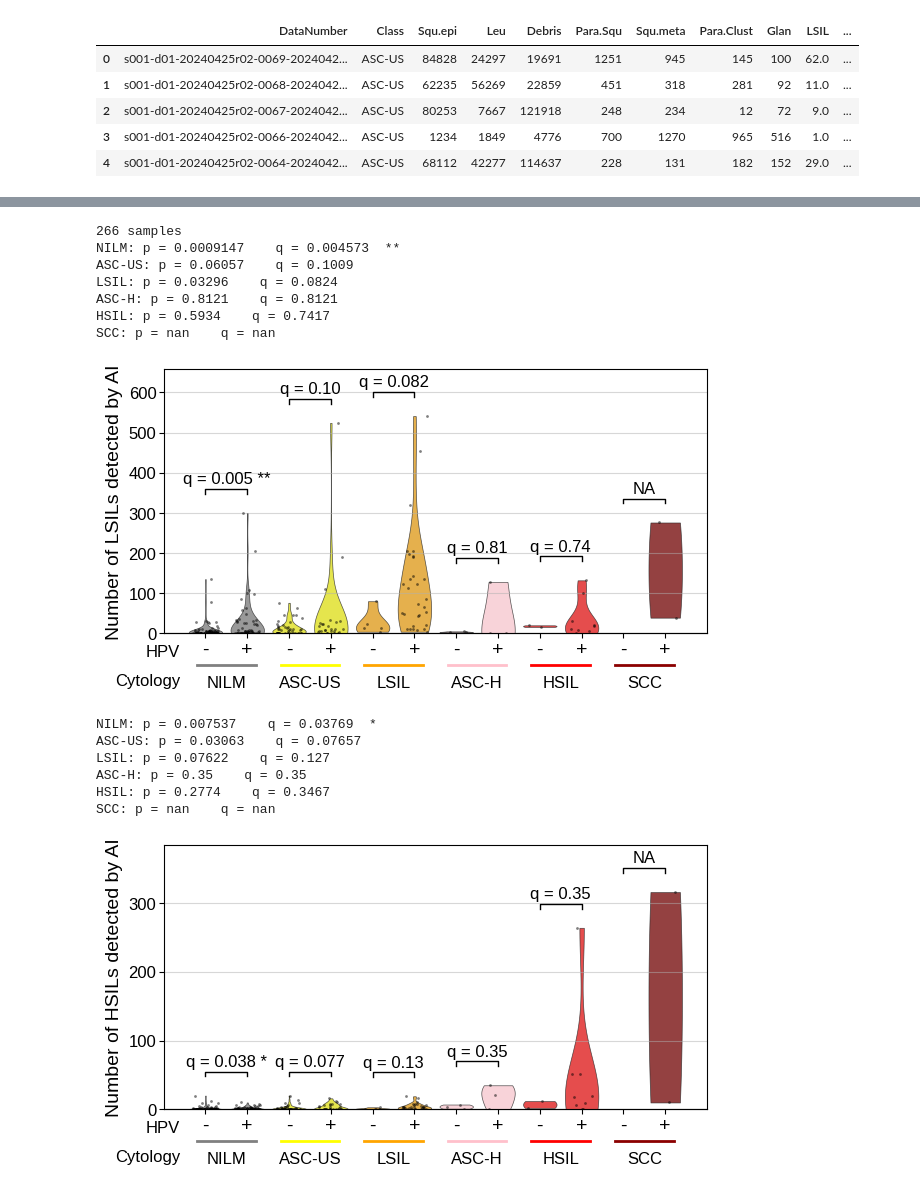
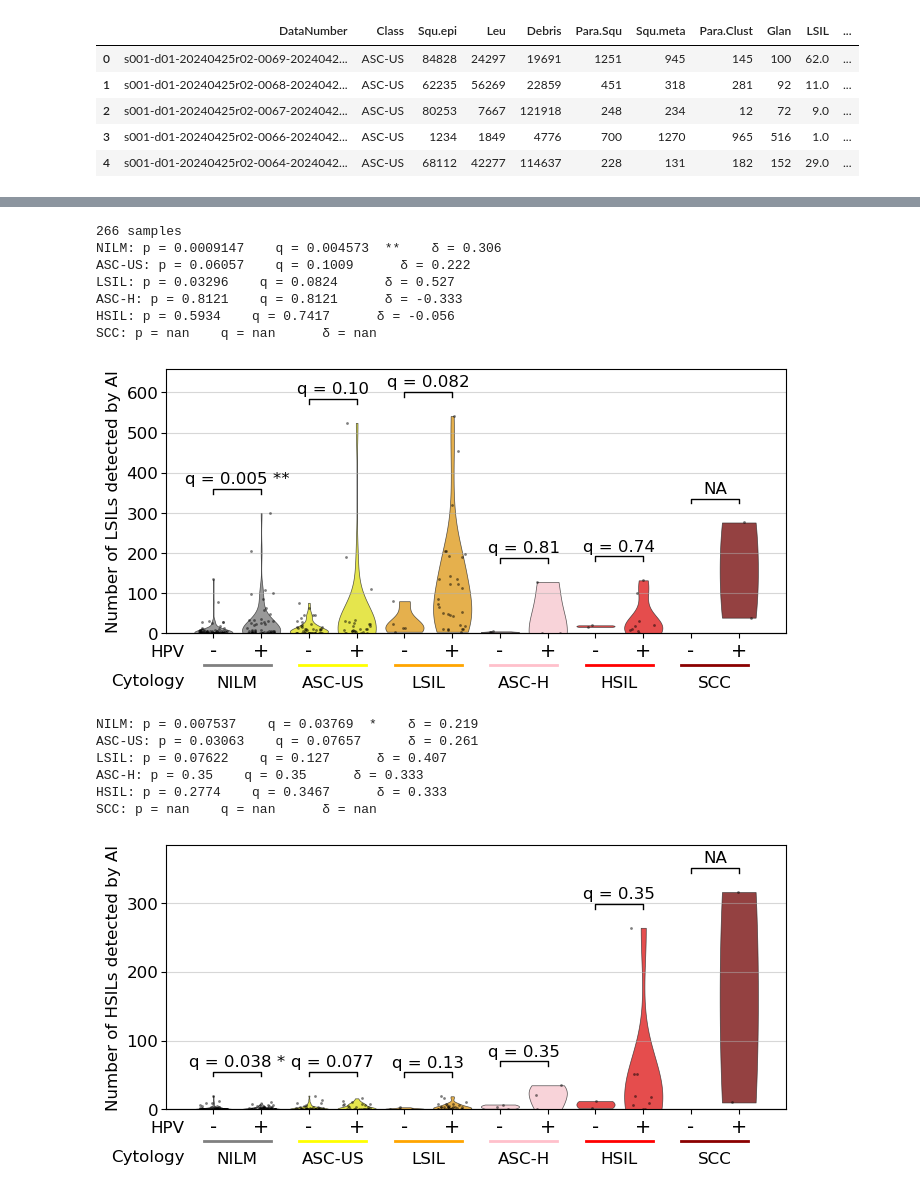
Before and after one commit to KK-CYBO/cyboscan-paper, a Jupyter notebook: statistical_analysis/paper-figure_population-analysis_313-31y41.ipynb, the cells around one changed output, grey strips where cells are left out. Saved outputs shown, nothing was run; the diff lists cells and outputs as text; code cells hidden in the pictures.

Commit message:
Effect size estimation ( Cliff's delta)

```diff
--- a/statistical_analysis/paper-figure_population-analysis_313-31y41.ipynb
+++ b/statistical_analysis/paper-figure_population-analysis_313-31y41.ipynb
@@ -1,6 +1,5 @@
 # %%
 import pandas as pd
-import matplotlib
 import matplotlib.pyplot as plt
 import pandas as pd
 import numpy as np
@@ -9,9 +8,9 @@ import statsmodels.api as sm
 from sklearn.metrics import roc_curve, auc
 import os
 from scipy.stats import mannwhitneyu
+from scipy.stats import rankdata
 import matplotlib.lines as mlines
 import matplotlib.patheffects as path_effects
-matplotlib.rcParams['font.family'] = 'Liberation Sans'
 
 df_all = pd.read_csv('paper-figure_celllist.csv')
 print(df_all.shape)
@@ -309,6 +308,23 @@ def stars_from_q(q):
     if np.isnan(q): return ""
     return "***" if q < 1e-3 else ("**" if q < 1e-2 else ("*" if q < 5e-2 else ""))
 
+def cliffs_delta_comp_gt_ref(ref, comp):
+    """
+    Cliff's δ oriented so that positive means comparator > reference.
+    ref, comp: 1D arrays
+    """
+    ref = np.asarray(ref, dtype=float); comp = np.asarray(comp, dtype=float)
+    n_ref, n_comp = ref.size, comp.size
+    if n_ref == 0 or n_comp == 0:
+        return np.nan
+
+    pooled = np.concatenate([ref, comp])
+    ranks  = rankdata(pooled, method='average')  # ties -> 0.5
+    R_ref  = ranks[:n_ref].sum()
+    U_ref  = R_ref - n_ref*(n_ref + 1)/2.0
+    delta  = 1.0 - 2.0 * U_ref / (n_ref * n_comp)   # = 2*(1 - U_ref/(n_ref*n_comp)) - 1
+    return float(delta)
+
 
 def Draw_Category_Violin_Strip_Plot(df, y_parameter, y_label, fig_path):
 
@@ -319,7 +335,7 @@ def Draw_Category_Violin_Strip_Plot(df, y_parameter, y_label, fig_path):
     }
 
 
-    plt.figure(figsize=(7, 4))
+    plt.figure(figsize=(8, 4))
 
     # Violin plot
     sns.violinplot(
@@ -351,7 +367,7 @@ def Draw_Category_Violin_Strip_Plot(df, y_parameter, y_label, fig_path):
     ax = plt.gca()
     plt.subplots_adjust(bottom=0.22)
     plt.legend([],[], frameon=False)
-    ax.set_ylabel(y_label, fontsize=14)
+    ax.set_ylabel(y_label, fontsize=12)
     plt.tick_params(axis='y', which='major', pad=2, labelsize=12)
     plt.grid(True, axis='y', linestyle='-', alpha=0.5)
 
@@ -383,6 +399,7 @@ def Draw_Category_Violin_Strip_Plot(df, y_parameter, y_label, fig_path):
 
     # 1) Gather p values
     p_vals, pair_max = [], []
+    deltas = []
     pairs_meta = []  # later annotate
     for i, cls in enumerate(custom_class_order):
         x1, x2 = 2*i, 2*i + 1
@@ -391,10 +408,13 @@ def Draw_Category_Violin_Strip_Plot(df, y_parameter, y_label, fig_path):
         b = df_c.loc[df_c['HPV'] == '+', y_parameter].dropna().to_numpy()
         if a.size == 0 or b.size == 0:
             p = np.nan
+            d = np.nan
         else:
             # Hypothesis：HPV+ > HPV−
             _, p = mannwhitneyu(b, a, alternative='greater', method='auto')
+            d = cliffs_delta_comp_gt_ref(a, b)
         p_vals.append(p)
+        deltas.append(d)
         pair_max.append(max(a.max(initial=ymin), b.max(initial=ymin)))
         pairs_meta.append((i, cls, x1, x2))
 
@@ -402,49 +422,50 @@ def Draw_Category_Violin_Strip_Plot(df, y_parameter, y_label, fig_path):
     q_vals = bh_q_values(p_vals)
 
     # 3) Drawing
-    for (i, cls, x1, x2), p, q, ytop in zip(pairs_meta, p_vals, q_vals, pair_max):
+    for (i, cls, x1, x2), p, q, ytop, d in zip(pairs_meta, p_vals, q_vals, pair_max, deltas):
+        s = ''
         if np.isnan(q):
             label = 'NA'
         else:
             # Ex. 'q=0.013 **' or 'q=0.27'
             label = f"q = {fmt_q(q)}"
             s = stars_from_q(q)
             if s: label = f"{label} {s}"
 
         y_top = (ytop if not np.isnan(ytop) else ymin) + pair_pad
         ax.plot([x1, x1, x2, x2], [y_top, y_top + bar_h, y_top + bar_h, y_top], lw=1, c='black')
         ax.text((x1 + x2)/2, y_top + bar_h + text_pad, label, ha='center', va='bottom', fontsize=12)
 
-        print(f'{cls}: p = {p:.4g}    q = {q:.4g}  {s}')
+        print(f'{cls}: p = {p:.4g}    q = {q:.4g}  {s}    δ = {d:.3f}')
     # --------------------------------------------------------------------------
 
     plt.savefig(fig_path, bbox_inches='tight')
     plt.show()
 
 
 df_hpv_tested = df_all[df_all['HPV'].isin(['-', '+'])].copy()
 df_hpv_tested['Category'] = df_hpv_tested['Class'] + ' / HPV ' + df_hpv_tested['HPV']
 print(f"{df_hpv_tested.shape[0]} samples")
 
 
 Draw_Category_Violin_Strip_Plot(df_hpv_tested, 'LSIL', 'Number of LSILs detected by AI', f'{fig_dir}/fig6e_lsil-counts-by-class-hpv.svg')
 Draw_Category_Violin_Strip_Plot(df_hpv_tested, 'HSIL', 'Number of HSILs detected by AI', f'{fig_dir}/fig6f_hsil-counts-by-class-hpv.svg')
 # %% [output]
 266 samples
-NILM: p = 0.0009147    q = 0.004573  **
-ASC-US: p = 0.06057    q = 0.1009
-LSIL: p = 0.03296    q = 0.0824
-ASC-H: p = 0.8121    q = 0.8121
-HSIL: p = 0.5934    q = 0.7417
-SCC: p = nan    q = nan
+NILM: p = 0.0009147    q = 0.004573  **    δ = 0.306
+ASC-US: p = 0.06057    q = 0.1009      δ = 0.222
+LSIL: p = 0.03296    q = 0.0824      δ = 0.527
+ASC-H: p = 0.8121    q = 0.8121      δ = -0.333
+HSIL: p = 0.5934    q = 0.7417      δ = -0.056
+SCC: p = nan    q = nan      δ = nan
-[figure, old version]
+[figure, new version]
-NILM: p = 0.007537    q = 0.03769  *
-ASC-US: p = 0.03063    q = 0.07657
-LSIL: p = 0.07622    q = 0.127
-ASC-H: p = 0.35    q = 0.35
-HSIL: p = 0.2774    q = 0.3467
-SCC: p = nan    q = nan
+NILM: p = 0.007537    q = 0.03769  *    δ = 0.219
+ASC-US: p = 0.03063    q = 0.07657      δ = 0.261
+LSIL: p = 0.07622    q = 0.127      δ = 0.407
+ASC-H: p = 0.35    q = 0.35      δ = 0.333
+HSIL: p = 0.2774    q = 0.3467      δ = 0.333
+SCC: p = nan    q = nan      δ = nan
-[figure, old version]
+[figure, new version]
 # %%
 """
 # Positive rate by LSIL count cutoff across cytological categories
```
Also changed, not shown: parts of 7 cells of this notebook, 2 other files.
